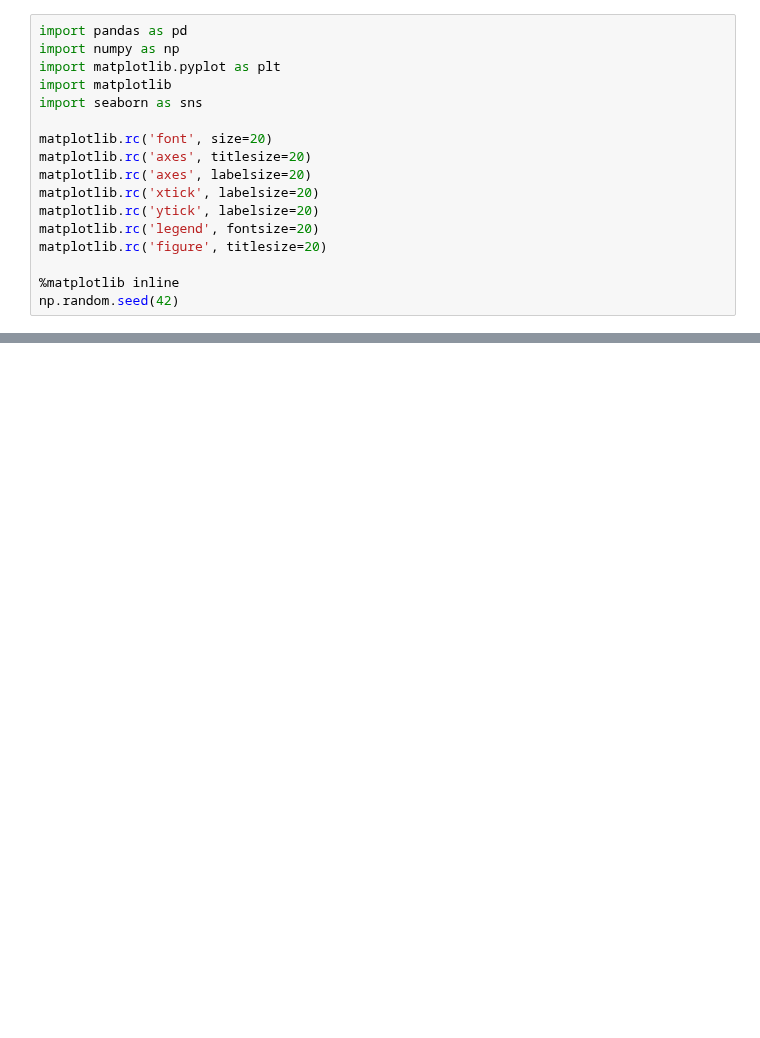
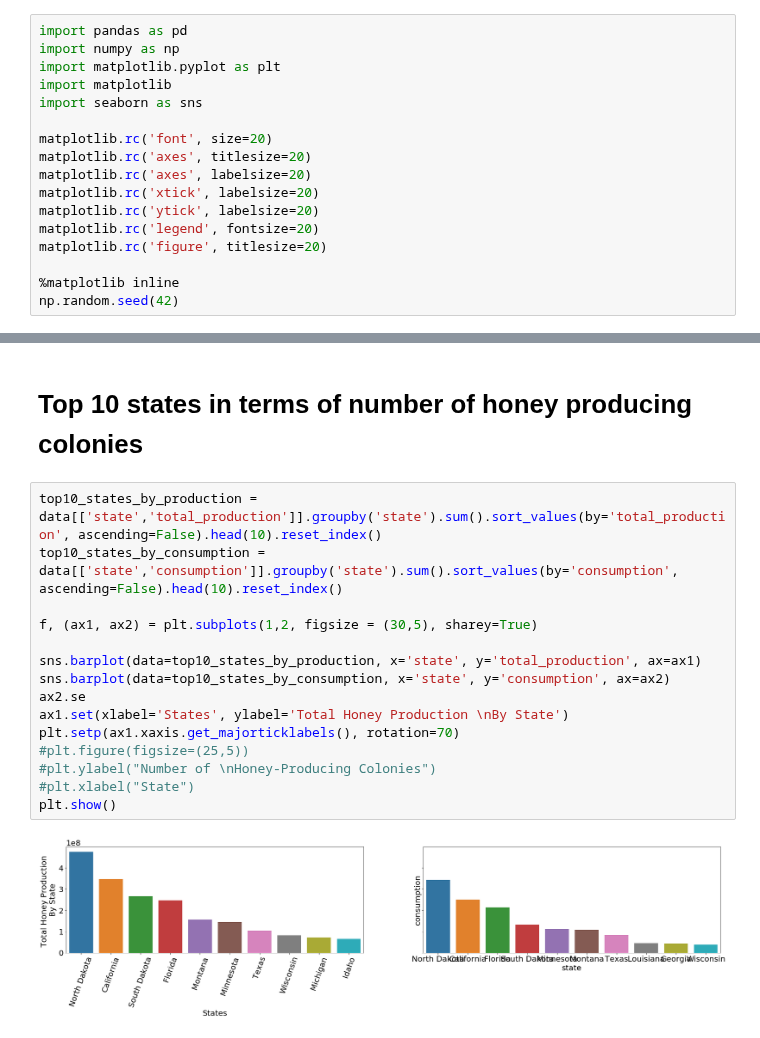
Before and after one commit to sominw/Kaggle, a Jupyter notebook: HoneyProductionDataset/HoneyProductionViz.ipynb, the cells around one changed output, grey strips where cells are left out. Cells and saved outputs as stored; diff of their text form; blank space fills up the shorter version.

Commit message:
Top10 Producing-Consuming States

```diff
--- a/HoneyProductionDataset/HoneyProductionViz.ipynb
+++ b/HoneyProductionDataset/HoneyProductionViz.ipynb
@@ -39,0 +138,19 @@ AttributeError: 'DataFrame' object has no attribute 'reinde'
+# %% [markdown]
+# Top 10 states in terms of number of honey producing colonies
+# %%
+top10_states_by_production = data[['state','total_production']].groupby('state').sum().sort_values(by='total_production', ascending=False).head(10).reset_index()
+top10_states_by_consumption = data[['state','consumption']].groupby('state').sum().sort_values(by='consumption', ascending=False).head(10).reset_index()
+
+f, (ax1, ax2) = plt.subplots(1,2, figsize = (30,5), sharey=True)
+
+sns.barplot(data=top10_states_by_production, x='state', y='total_production', ax=ax1)
+sns.barplot(data=top10_states_by_consumption, x='state', y='consumption', ax=ax2)
+ax2.se
+ax1.set(xlabel='States', ylabel='Total Honey Production \nBy State')
+plt.setp(ax1.xaxis.get_majorticklabels(), rotation=70)
+#plt.figure(figsize=(25,5))
+#plt.ylabel("Number of \nHoney-Producing Colonies")
+#plt.xlabel("State")
+plt.show()
+# %% [output]
+[figure, added]
```
Also changed, not shown: parts of 7 cells of this notebook.
